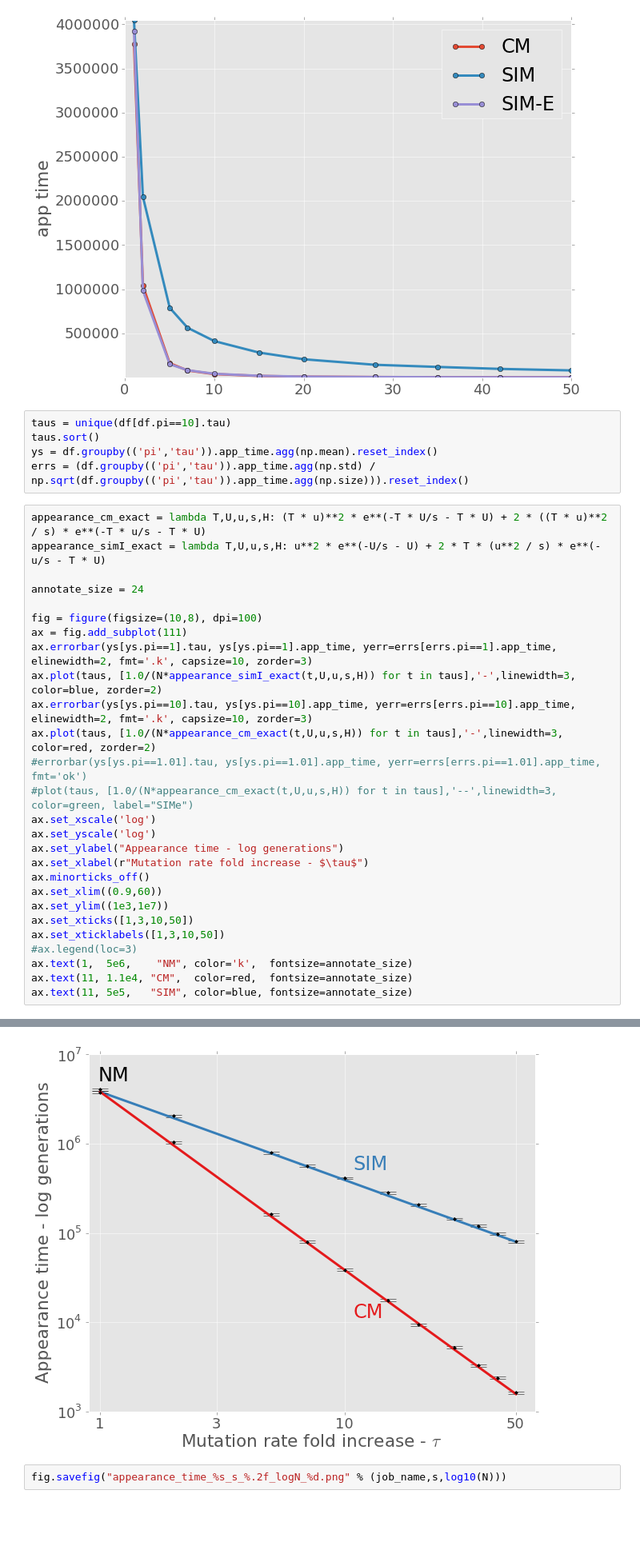
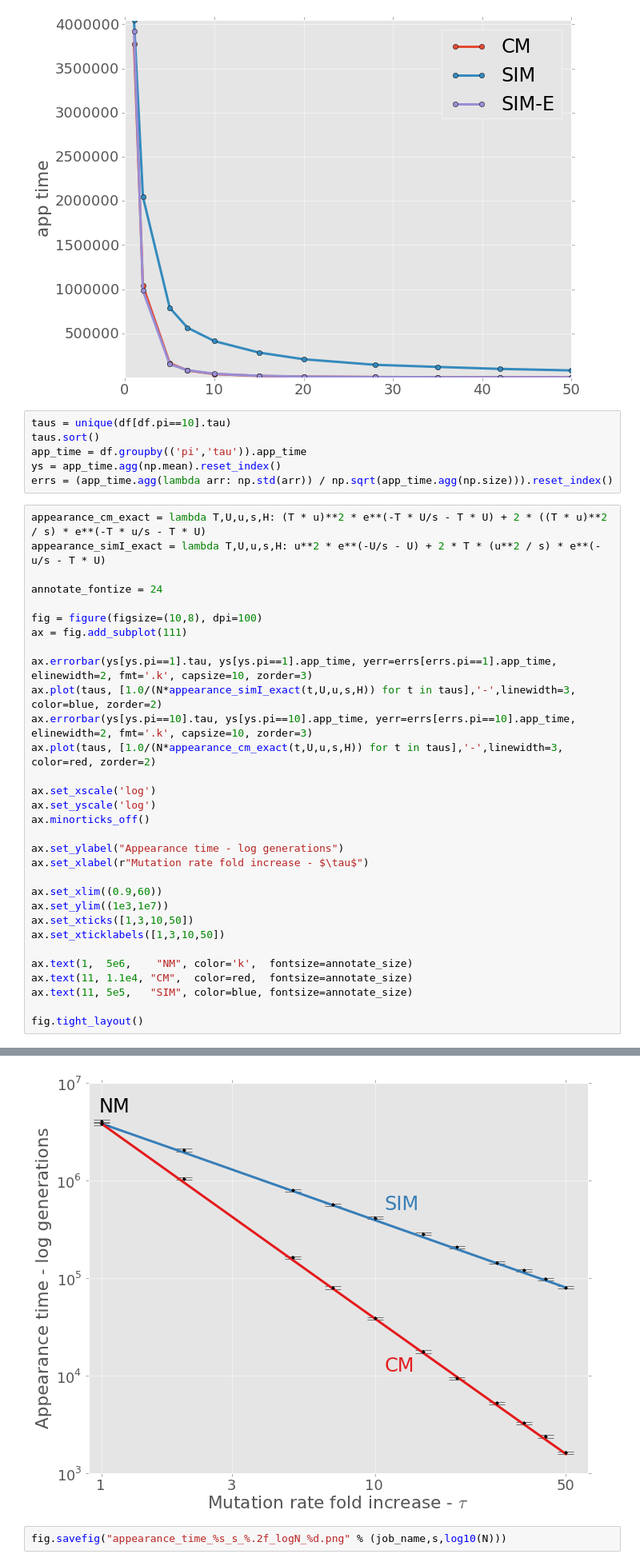
Before and after one commit to yoavram/ruggedsim, a Jupyter notebook: manuscript/simulation2.ipynb, the cells around one changed output, grey strips where cells are left out. Shown at 80% size. Cells and saved outputs as stored; diff of their text form; blank space fills up the shorter version.

Commit message:
more plots formatting

```diff
--- a/manuscript/simulation2.ipynb
+++ b/manuscript/simulation2.ipynb
@@ -77,33 +72,38 @@ ylim((min(ys.app_time)-10,max(ys.app_time)+10))
 # %%
 taus = unique(df[df.pi==10].tau)
 taus.sort()
-ys = df.groupby(('pi','tau')).app_time.agg(np.mean).reset_index()
-errs = (df.groupby(('pi','tau')).app_time.agg(np.std) / np.sqrt(df.groupby(('pi','tau')).app_time.agg(np.size))).reset_index()
+app_time = df.groupby(('pi','tau')).app_time
+ys = app_time.agg(np.mean).reset_index()
+errs = (app_time.agg(lambda arr: np.std(arr)) / np.sqrt(app_time.agg(np.size))).reset_index()
 # %%
 appearance_cm_exact = lambda T,U,u,s,H: (T * u)**2 * e**(-T * U/s - T * U) + 2 * ((T * u)**2 / s) * e**(-T * u/s - T * U)
 appearance_simI_exact = lambda T,U,u,s,H: u**2 * e**(-U/s - U) + 2 * T * (u**2 / s) * e**(-u/s - T * U)
 
-annotate_size = 24
+annotate_fontize = 24
 
 fig = figure(figsize=(10,8), dpi=100)
 ax = fig.add_subplot(111)
+
 ax.errorbar(ys[ys.pi==1].tau, ys[ys.pi==1].app_time, yerr=errs[errs.pi==1].app_time, elinewidth=2, fmt='.k', capsize=10, zorder=3)
 ax.plot(taus, [1.0/(N*appearance_simI_exact(t,U,u,s,H)) for t in taus],'-',linewidth=3, color=blue, zorder=2)
 ax.errorbar(ys[ys.pi==10].tau, ys[ys.pi==10].app_time, yerr=errs[errs.pi==10].app_time, elinewidth=2, fmt='.k', capsize=10, zorder=3)
 ax.plot(taus, [1.0/(N*appearance_cm_exact(t,U,u,s,H)) for t in taus],'-',linewidth=3, color=red, zorder=2)
-#errorbar(ys[ys.pi==1.01].tau, ys[ys.pi==1.01].app_time, yerr=errs[errs.pi==1.01].app_time, fmt='ok')
-#plot(taus, [1.0/(N*appearance_cm_exact(t,U,u,s,H)) for t in taus],'--',linewidth=3, color=green, label="SIMe")
+
 ax.set_xscale('log')
 ax.set_yscale('log')
+ax.minorticks_off()
+
 ax.set_ylabel("Appearance time - log generations")
 ax.set_xlabel(r"Mutation rate fold increase - $\tau$")
-ax.minorticks_off()
+
 ax.set_xlim((0.9,60))
 ax.set_ylim((1e3,1e7))
 ax.set_xticks([1,3,10,50])
 ax.set_xticklabels([1,3,10,50])
-#ax.legend(loc=3)
+
 ax.text(1,  5e6,    "NM", color='k',  fontsize=annotate_size)
 ax.text(11, 1.1e4, "CM",  color=red,  fontsize=annotate_size)
 ax.text(11, 5e5,   "SIM", color=blue, fontsize=annotate_size)
+
+fig.tight_layout()
 # %% [output]
@@ -111,4 +110,4 @@ ax.text(11, 5e5,   "SIM", color=blue, fontsize=annotate_size)
-[figure, old version]
+[figure, new version]
 # %%
 fig.savefig("appearance_time_%s_s_%.2f_logN_%d.png" % (job_name,s,log10(N)))
 # %%
```
Also changed, not shown: parts of 5 cells of this notebook.
